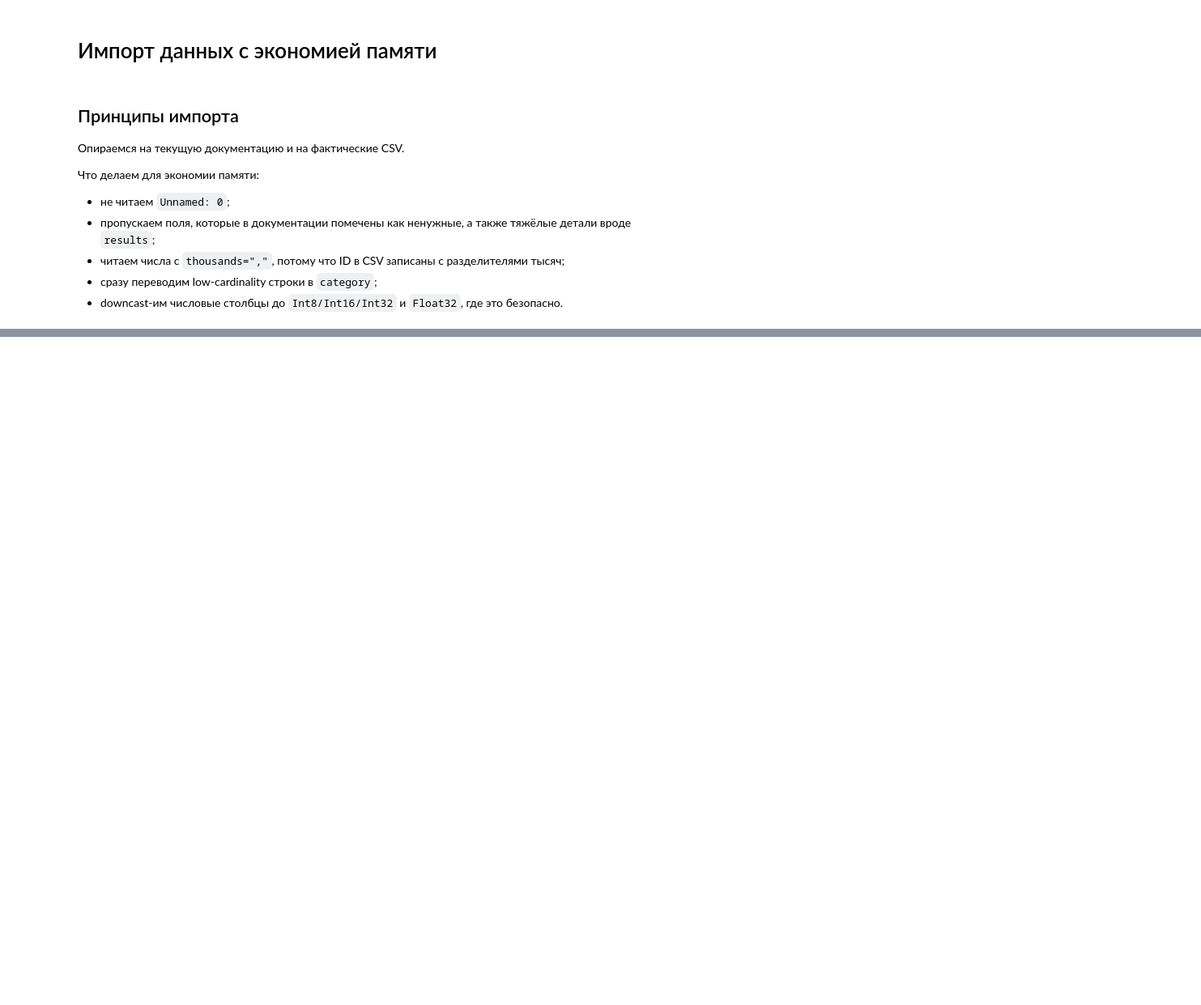
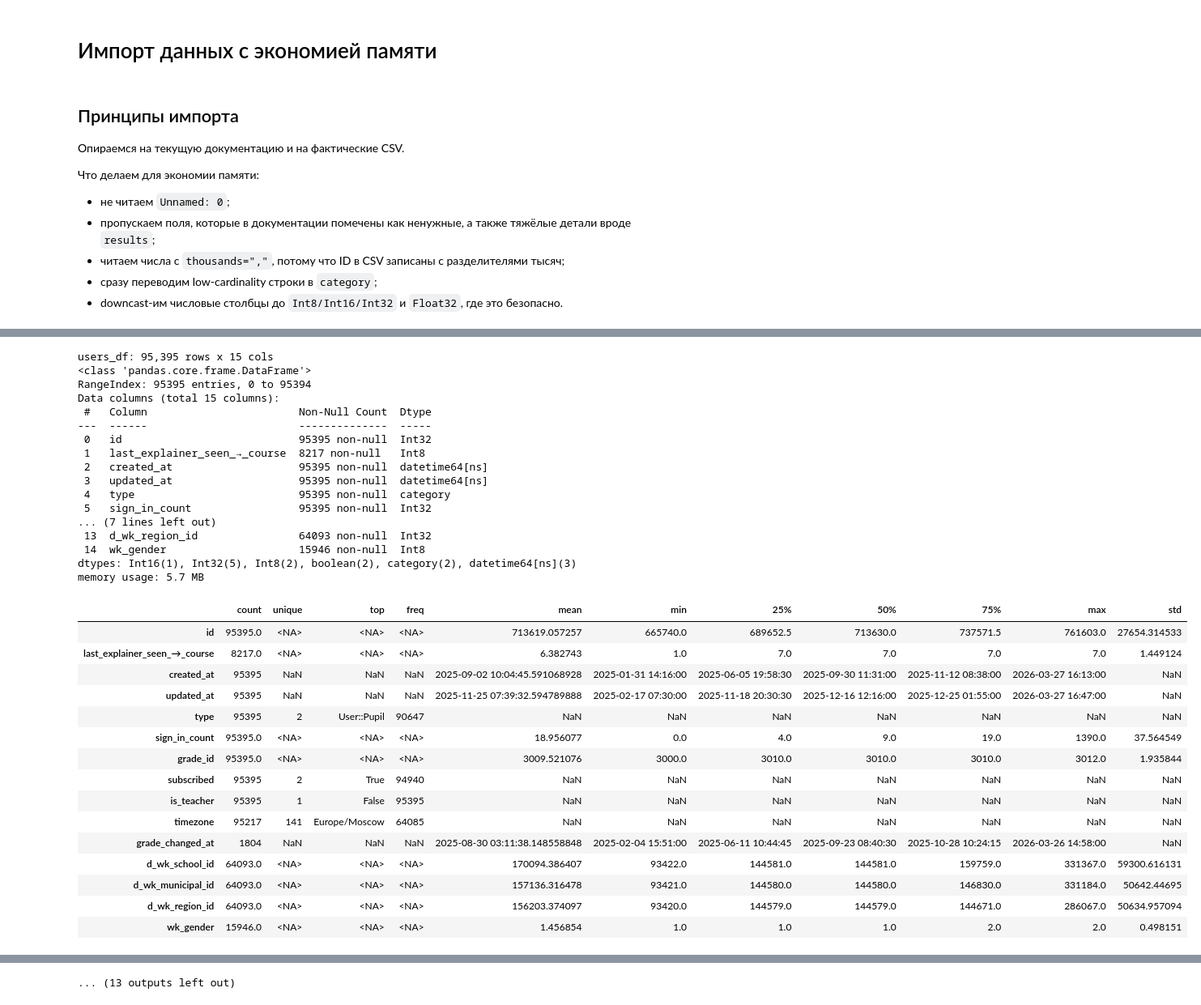
Before and after one commit to mariyakukhtinova-sys/hackaton_mipt_ds_25, a Jupyter notebook: dataset_cleaning.ipynb, the cells around one changed output, grey strips where cells are left out. Shown at 81% size. Cells and saved outputs as stored; diff of their text form; code cells hidden in the pictures; blank space fills up the shorter version.

```diff
--- a/dataset_cleaning.ipynb
+++ b/dataset_cleaning.ipynb
@@ -38,10 +38,12 @@ users_df = pd.read_csv(
         "d_wk_region_id",
         "wk_gender",
     ],
-    parse_dates=["created_at", "updated_at", "grade_changed_at"],
     thousands=",",
     low_memory=False,
 )
+users_df["created_at"] = pd.to_datetime(users_df["created_at"], format="%d %b, %Y, %H:%M", errors="coerce")
+users_df["updated_at"] = pd.to_datetime(users_df["updated_at"], format="%d %b, %Y, %H:%M", errors="coerce")
+users_df["grade_changed_at"] = pd.to_datetime(users_df["grade_changed_at"], format="%d %b, %Y, %H:%M", errors="coerce")
 users_df["id"] = users_df["id"].astype("Int32")
 users_df["last_explainer_seen_→_course"] = users_df["last_explainer_seen_→_course"].astype("Int8")
 users_df["sign_in_count"] = users_df["sign_in_count"].astype("Int32")
@@ -71,16 +73,14 @@ users_courses_df = pd.read_csv(
         "wk_officially_started_at",
         "wk_course_completed_at",
     ],
-    parse_dates=[
-        "created_at",
-        "updated_at",
-        "access_finished_at",
-        "wk_officially_started_at",
-        "wk_course_completed_at",
-    ],
     thousands=",",
     low_memory=False,
 )
+users_courses_df["created_at"] = pd.to_datetime(users_courses_df["created_at"], format="%d %b, %Y, %H:%M", errors="coerce")
+users_courses_df["updated_at"] = pd.to_datetime(users_courses_df["updated_at"], format="%d %b, %Y, %H:%M", errors="coerce")
+users_courses_df["access_finished_at"] = pd.to_datetime(users_courses_df["access_finished_at"], format="%d %b, %Y", errors="coerce")
+users_courses_df["wk_officially_started_at"] = pd.to_datetime(users_courses_df["wk_officially_started_at"], format="%d %b, %Y", errors="coerce")
+users_courses_df["wk_course_completed_at"] = pd.to_datetime(users_courses_df["wk_course_completed_at"], format="%d %b, %Y, %H:%M", errors="coerce")
 users_courses_df["user_id"] = users_courses_df["user_id"].astype("Int32")
 users_courses_df["course_id"] = users_courses_df["course_id"].astype("Int32")
 users_courses_df["wk_points"] = users_courses_df["wk_points"].astype("Float32")
@@ -117,10 +117,11 @@ lessons_df["wk_video_duration"] = lessons_df["wk_video_duration"].astype("Float3
 user_access_histories_df = pd.read_csv(
     SRC_DIR / "user_access_histories.csv",
     usecols=["users_course_id", "access_started_at", "access_expired_at", "activator_class"],
-    parse_dates=["access_started_at", "access_expired_at"],
     thousands=",",
     low_memory=False,
 )
+user_access_histories_df["access_started_at"] = pd.to_datetime(user_access_histories_df["access_started_at"], format="%d %b, %Y", errors="coerce")
+user_access_histories_df["access_expired_at"] = pd.to_datetime(user_access_histories_df["access_expired_at"], format="%d %b, %Y", errors="coerce")
 user_access_histories_df["users_course_id"] = user_access_histories_df["users_course_id"].astype("Int32")
 user_access_histories_df["activator_class"] = user_access_histories_df["activator_class"].astype("category")
 # %%
@@ -180,7 +181,7 @@ user_answers_df = pd.read_csv(
     usecols=[
         "user_id",
         "task_id",
-        "attempts",
+        # "attempts", # константная колонка, не загружаем
         "solved",
         "points",
         "max_attempts",
@@ -201,9 +202,9 @@ user_answers_df["points"] = user_answers_df["points"].astype("Float32")
 user_answers_df["max_attempts"] = user_answers_df["max_attempts"].astype("Int8")
 user_answers_df["async_check_status"] = user_answers_df["async_check_status"].astype("Int8")
 user_answers_df["resource_type"] = user_answers_df["resource_type"].astype("category")
-user_answers_df["solved"] = user_answers_df["solved"].map({"True": True, "False": False}).astype("boolean")
-user_answers_df["skipped"] = user_answers_df["skipped"].map({"True": True, "False": False}).astype("boolean")
-user_answers_df["wk_partial_answer"] = user_answers_df["wk_partial_answer"].map({"True": True, "False": False}).astype("boolean")
+user_answers_df["solved"] = user_answers_df["solved"].replace({"True": True, "False": False}).astype("boolean")
+user_answers_df["skipped"] = user_answers_df["skipped"].replace({"True": True, "False": False}).astype("boolean")
+user_answers_df["wk_partial_answer"] = user_answers_df["wk_partial_answer"].replace({"True": True, "False": False}).astype("boolean")
 
 user_trainings_df = pd.read_csv(
     SRC_DIR / "user_trainings.csv",
@@ -221,10 +222,12 @@ user_trainings_df = pd.read_csv(
         "mark",
         "mark_saved_at",
     ],
-    parse_dates=["started_at", "finished_at", "mark_saved_at"],
     thousands=",",
     low_memory=False,
 )
+user_trainings_df["started_at"] = pd.to_datetime(user_trainings_df["started_at"], format="%d %b, %Y, %H:%M", errors="coerce")
+user_trainings_df["finished_at"] = pd.to_datetime(user_trainings_df["finished_at"], format="%d %b, %Y, %H:%M", errors="coerce")
+user_trainings_df["mark_saved_at"] = pd.to_datetime(user_trainings_df["mark_saved_at"], format="%d %b, %Y, %H:%M", errors="coerce")
 user_trainings_df["user_id"] = user_trainings_df["user_id"].astype("Int32")
 user_trainings_df["training_id"] = user_trainings_df["training_id"].astype("Int32")
 user_trainings_df["solved_tasks_count"] = user_trainings_df["solved_tasks_count"].astype("Int16")
@@ -258,10 +261,10 @@ award_badges_df["special"] = award_badges_df["special"].astype("boolean")
 wk_media_view_sessions_df = pd.read_csv(
     SRC_DIR / "wk_media_view_sessions.csv",
     usecols=["resource_type", "viewer_id", "segments_total", "viewed_segments_count", "started_at", "kind"],
-    parse_dates=["started_at"],
     thousands=",",
     low_memory=False,
 )
+wk_media_view_sessions_df["started_at"] = pd.to_datetime(wk_media_view_sessions_df["started_at"], format="%d %b, %Y, %H:%M", errors="coerce")
 wk_media_view_sessions_df["resource_type"] = wk_media_view_sessions_df["resource_type"].astype("category")
 wk_media_view_sessions_df["viewer_id"] = wk_media_view_sessions_df["viewer_id"].astype("Int32")
 wk_media_view_sessions_df["segments_total"] = wk_media_view_sessions_df["segments_total"].astype("Int16")
@@ -298,0 +326,8 @@ display(f"Суммарно в памяти: {total_memory_mb} MB")
+# %%
+display(import_summary_df)
+
+for name, df in dataframes.items():
+    print(f"\n{name}: {df.shape[0]:,} rows x {df.shape[1]} cols")
+    df.info(show_counts=True)
+    display(df.describe(include="all").T)
+# %% [output]
@@ -298,0 +347,33 @@ display(f"Суммарно в памяти: {total_memory_mb} MB")
+users_df: 95,395 rows x 15 cols
+<class 'pandas.core.frame.DataFrame'>
+RangeIndex: 95395 entries, 0 to 95394
+Data columns (total 15 columns):
+ #   Column                        Non-Null Count  Dtype
+---  ------                        --------------  -----
+ 0   id                            95395 non-null  Int32
+ 1   last_explainer_seen_→_course  8217 non-null   Int8
+ 2   created_at                    95395 non-null  datetime64[ns]
+ 3   updated_at                    95395 non-null  datetime64[ns]
+ 4   type                          95395 non-null  category
+ 5   sign_in_count                 95395 non-null  Int32
+... (7 lines left out)
+ 13  d_wk_region_id                64093 non-null  Int32
+ 14  wk_gender                     15946 non-null  Int8
+dtypes: Int16(1), Int32(5), Int8(2), boolean(2), category(2), datetime64[ns](3)
+memory usage: 5.7 MB
+|  | count | unique | top | freq | mean | min | 25% | 50% | 75% | max | std |
+| id | 95395.0 | <NA> | <NA> | <NA> | 713619.057257 | 665740.0 | 689652.5 | 713630.0 | 737571.5 | 761603.0 | 27654.314533 |
+| last_explainer_seen_→_course | 8217.0 | <NA> | <NA> | <NA> | 6.382743 | 1.0 | 7.0 | 7.0 | 7.0 | 7.0 | 1.449124 |
+| created_at | 95395 | NaN | NaN | NaN | 2025-09-02 10:04:45.591068928 | 2025-01-31 14:16:00 | 2025-06-05 19:58:30 | 2025-09-30 11:31:00 | 2025-11-12 08:38:00 | 2026-03-27 16:13:00 | NaN |
+| updated_at | 95395 | NaN | NaN | NaN | 2025-11-25 07:39:32.594789888 | 2025-02-17 07:30:00 | 2025-11-18 20:30:30 | 2025-12-16 12:16:00 | 2025-12-25 01:55:00 | 2026-03-27 16:47:00 | NaN |
+| type | 95395 | 2 | User::Pupil | 90647 | NaN | NaN | NaN | NaN | NaN | NaN | NaN |
+| sign_in_count | 95395.0 | <NA> | <NA> | <NA> | 18.956077 | 0.0 | 4.0 | 9.0 | 19.0 | 1390.0 | 37.564549 |
+| grade_id | 95395.0 | <NA> | <NA> | <NA> | 3009.521076 | 3000.0 | 3010.0 | 3010.0 | 3010.0 | 3012.0 | 1.935844 |
+| subscribed | 95395 | 2 | True | 94940 | NaN | NaN | NaN | NaN | NaN | NaN | NaN |
+| is_teacher | 95395 | 1 | False | 95395 | NaN | NaN | NaN | NaN | NaN | NaN | NaN |
+| timezone | 95217 | 141 | Europe/Moscow | 64085 | NaN | NaN | NaN | NaN | NaN | NaN | NaN |
+| grade_changed_at | 1804 | NaN | NaN | NaN | 2025-08-30 03:11:38.148558848 | 2025-02-04 15:51:00 | 2025-06-11 10:44:45 | 2025-09-23 08:40:30 | 2025-10-28 10:24:15 | 2026-03-26 14:58:00 | NaN |
+| d_wk_school_id | 64093.0 | <NA> | <NA> | <NA> | 170094.386407 | 93422.0 | 144581.0 | 144581.0 | 159759.0 | 331367.0 | 59300.616131 |
+| d_wk_municipal_id | 64093.0 | <NA> | <NA> | <NA> | 157136.316478 | 93421.0 | 144580.0 | 144580.0 | 146830.0 | 331184.0 | 50642.44695 |
+| d_wk_region_id | 64093.0 | <NA> | <NA> | <NA> | 156203.374097 | 93420.0 | 144579.0 | 144579.0 | 144671.0 | 286067.0 | 50634.957094 |
+| wk_gender | 15946.0 | <NA> | <NA> | <NA> | 1.456854 | 1.0 | 1.0 | 1.0 | 2.0 | 2.0 | 0.498151 |
@@ -298,0 +503 @@ display(f"Суммарно в памяти: {total_memory_mb} MB")
+... (13 outputs left out)
```
Also changed, not shown: parts of 9 cells of this notebook.
